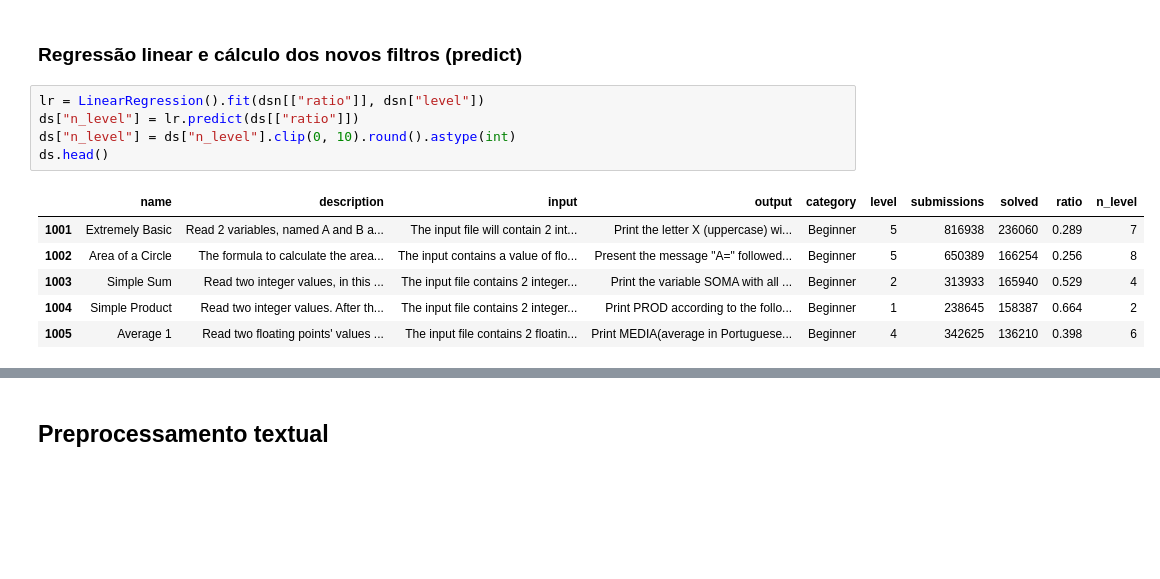
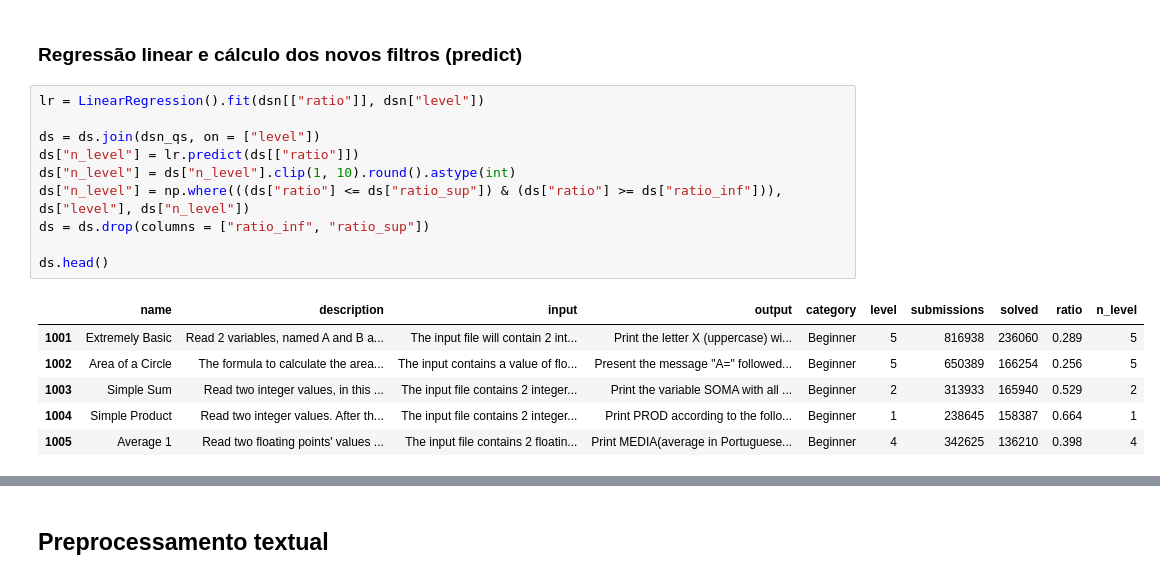
Before and after one commit to mauromascarenhas/Dificuldade-problemas-URI, a Jupyter notebook: modeling/Classificação de nível de dificuldade.ipynb, the cells around one changed output, grey strips where cells are left out. Drawn from its saved outputs; the diff is of its cells as text; blank space fills up the shorter version.

```diff
--- a/modeling/Classificação de nível de dificuldade.ipynb
+++ b/modeling/Classificação de nível de dificuldade.ipynb
@@ -120,16 +121,21 @@ Train size (1804, 2)
 ### Regressão linear e cálculo dos novos filtros (predict)
 # %%
 lr = LinearRegression().fit(dsn[["ratio"]], dsn["level"])
+
+ds = ds.join(dsn_qs, on = ["level"])
 ds["n_level"] = lr.predict(ds[["ratio"]])
-ds["n_level"] = ds["n_level"].clip(0, 10).round().astype(int)
+ds["n_level"] = ds["n_level"].clip(1, 10).round().astype(int)
+ds["n_level"] = np.where(((ds["ratio"] <= ds["ratio_sup"]) & (ds["ratio"] >= ds["ratio_inf"])), ds["level"], ds["n_level"])
+ds = ds.drop(columns = ["ratio_inf", "ratio_sup"])
+
 ds.head()
 # %% [output]
 |  | name | description | input | output | category | level | submissions | solved | ratio | n_level |
-| 1001 | Extremely Basic | Read 2 variables, named A and B a... | The input file will contain 2 int... | Print the letter X (uppercase) wi... | Beginner | 5 | 816938 | 236060 | 0.289 | 7 |
-| 1002 | Area of a Circle | The formula to calculate the area... | The input contains a value of flo... | Present the message "A=" followed... | Beginner | 5 | 650389 | 166254 | 0.256 | 8 |
-| 1003 | Simple Sum | Read two integer values, in this ... | The input file contains 2 integer... | Print the variable SOMA with all ... | Beginner | 2 | 313933 | 165940 | 0.529 | 4 |
-| 1004 | Simple Product | Read two integer values. After th... | The input file contains 2 integer... | Print PROD according to the follo... | Beginner | 1 | 238645 | 158387 | 0.664 | 2 |
-| 1005 | Average 1 | Read two floating points' values ... | The input file contains 2 floatin... | Print MEDIA(average in Portuguese... | Beginner | 4 | 342625 | 136210 | 0.398 | 6 |
+| 1001 | Extremely Basic | Read 2 variables, named A and B a... | The input file will contain 2 int... | Print the letter X (uppercase) wi... | Beginner | 5 | 816938 | 236060 | 0.289 | 5 |
+| 1002 | Area of a Circle | The formula to calculate the area... | The input contains a value of flo... | Present the message "A=" followed... | Beginner | 5 | 650389 | 166254 | 0.256 | 5 |
+| 1003 | Simple Sum | Read two integer values, in this ... | The input file contains 2 integer... | Print the variable SOMA with all ... | Beginner | 2 | 313933 | 165940 | 0.529 | 2 |
+| 1004 | Simple Product | Read two integer values. After th... | The input file contains 2 integer... | Print PROD according to the follo... | Beginner | 1 | 238645 | 158387 | 0.664 | 1 |
+| 1005 | Average 1 | Read two floating points' values ... | The input file contains 2 floatin... | Print MEDIA(average in Portuguese... | Beginner | 4 | 342625 | 136210 | 0.398 | 4 |
 # %%
 ds[["n_level", "ratio"]].corr()
 # %% [output]
```
Also changed, not shown: parts of 4 cells of this notebook.
